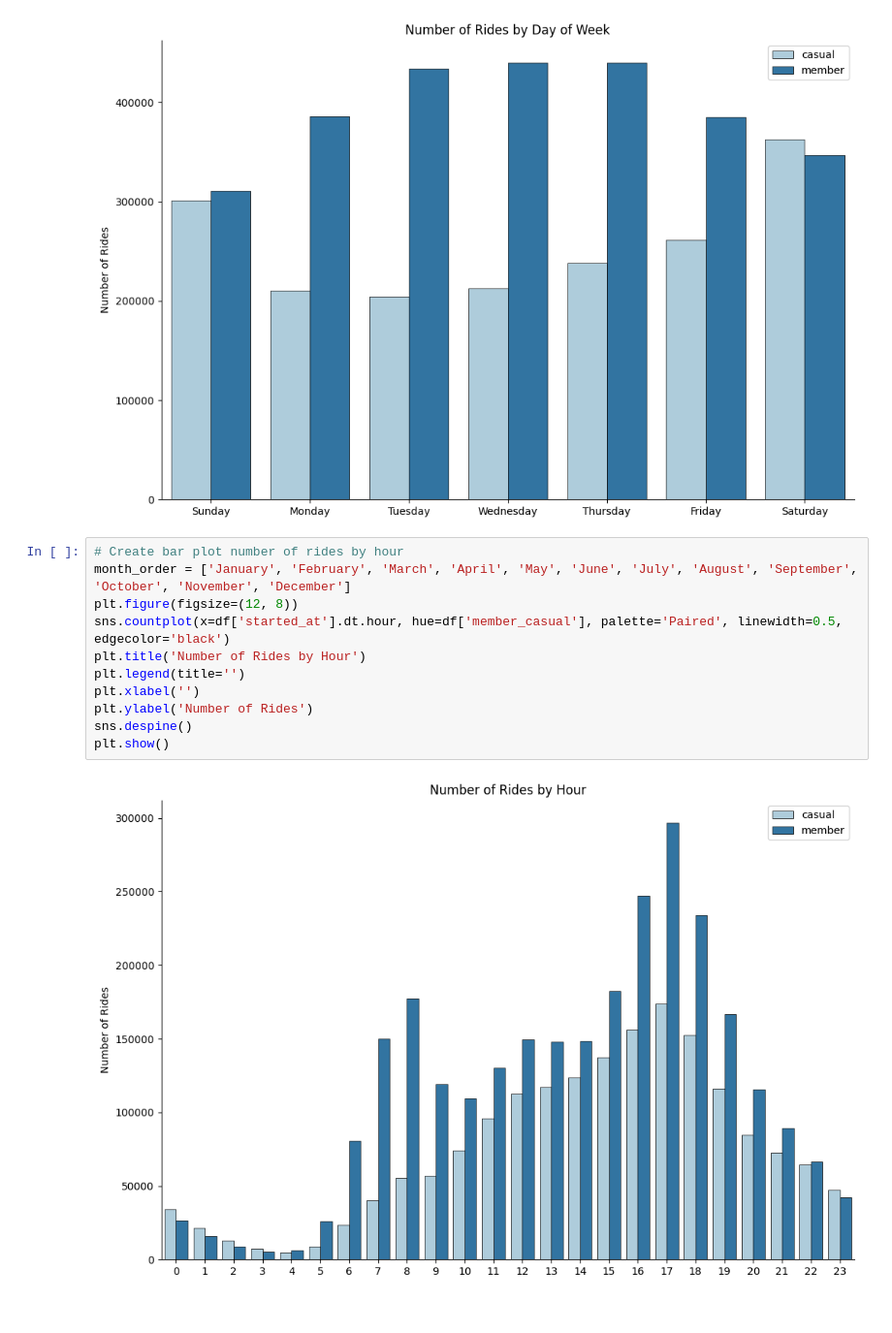
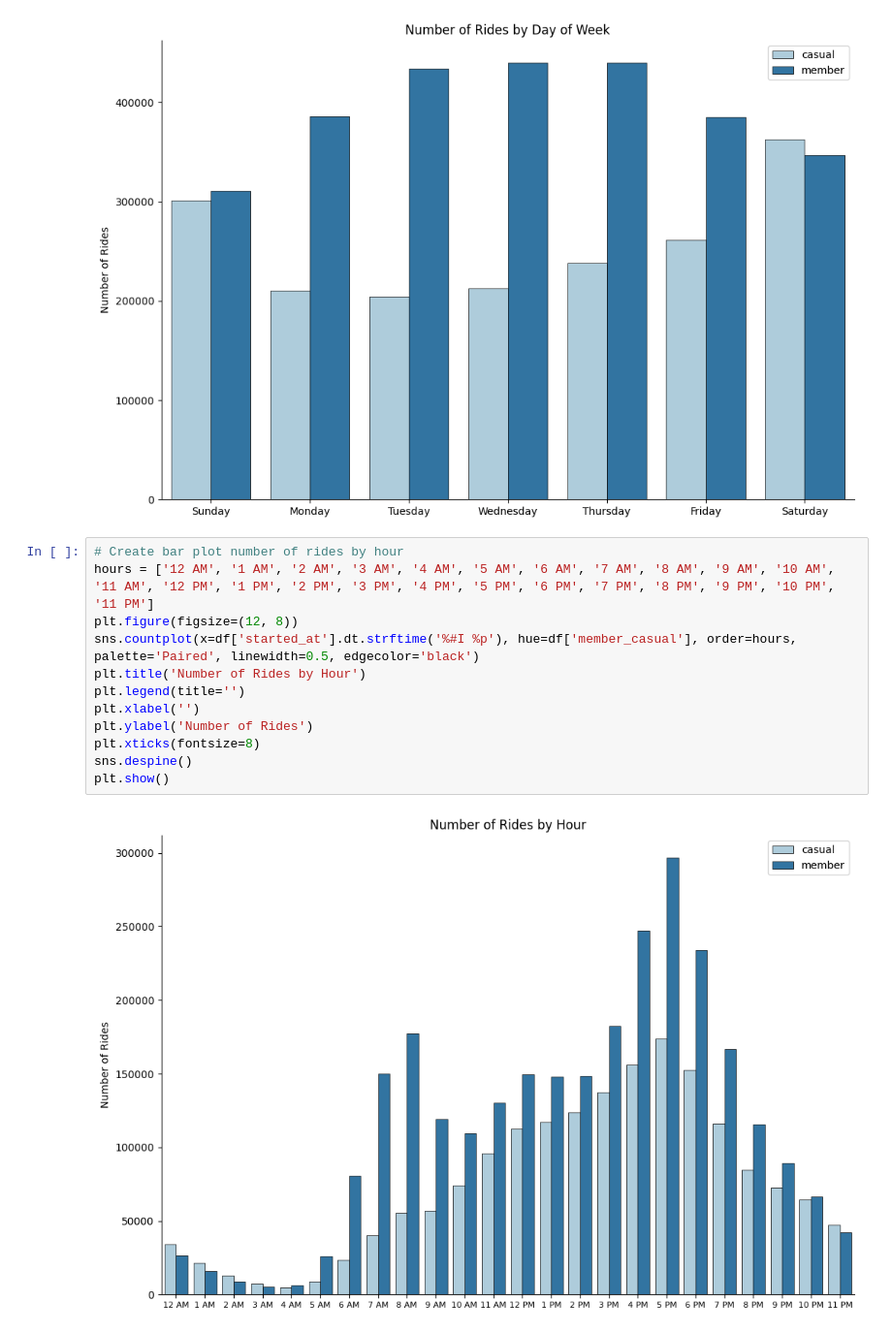
Before and after one commit to andyguo0228/bike_share_python, a Jupyter notebook: scratchbook.ipynb, the cells around one changed output. Shown at 97% size. Cells and saved outputs as stored; diff of their text form.

```diff
--- a/scratchbook.ipynb
+++ b/scratchbook.ipynb
@@ -415,14 +410,15 @@ plt.show()
 [figure]
 # %%
 # Create bar plot number of rides by hour
-month_order = ['January', 'February', 'March', 'April', 'May', 'June', 'July', 'August', 'September', 'October', 'November', 'December']
+hours = ['12 AM', '1 AM', '2 AM', '3 AM', '4 AM', '5 AM', '6 AM', '7 AM', '8 AM', '9 AM', '10 AM', '11 AM', '12 PM', '1 PM', '2 PM', '3 PM', '4 PM', '5 PM', '6 PM', '7 PM', '8 PM', '9 PM', '10 PM', '11 PM']
 plt.figure(figsize=(12, 8))
-sns.countplot(x=df['started_at'].dt.hour, hue=df['member_casual'], palette='Paired', linewidth=0.5, edgecolor='black')
+sns.countplot(x=df['started_at'].dt.strftime('%#I %p'), hue=df['member_casual'], order=hours, palette='Paired', linewidth=0.5, edgecolor='black')
 plt.title('Number of Rides by Hour')
 plt.legend(title='')
 plt.xlabel('')
 plt.ylabel('Number of Rides')
+plt.xticks(fontsize=8)
 sns.despine()
 plt.show()
 # %% [output]
-[figure, old version]
+[figure, new version]
```
Also changed, not shown: parts of 8 cells of this notebook, 1 other file.
